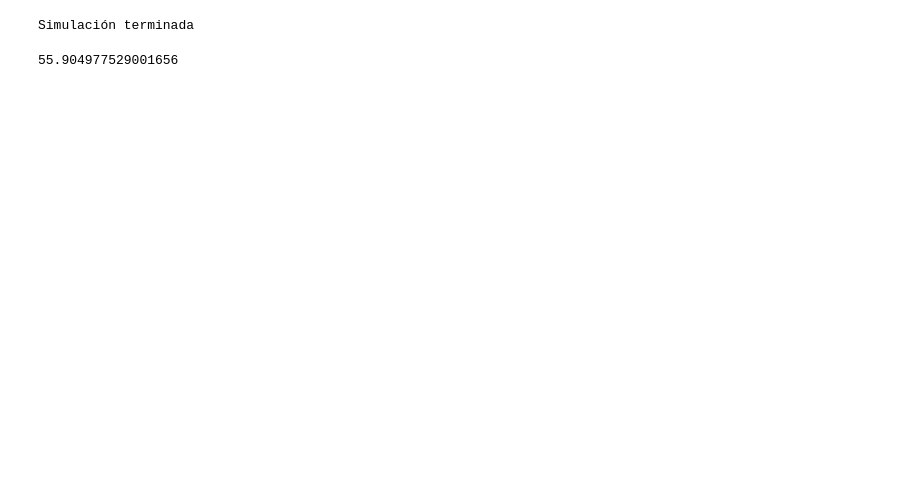
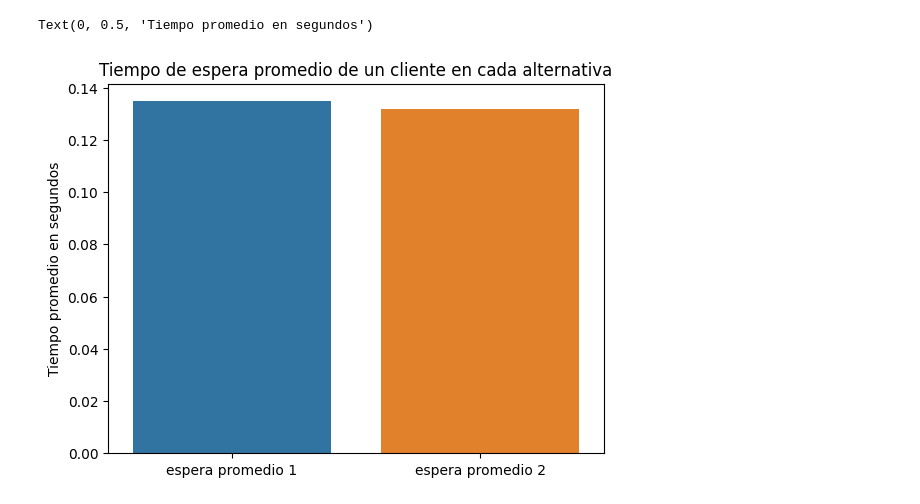
Before and after one commit to ramirogestoso/simulacion-2c-2022, a Jupyter notebook: TP2/tp2_ej3.ipynb, the cells around one changed output. Cells and saved outputs as stored; diff of their text form; code cells hidden in the pictures; blank space fills up the shorter version.

```diff
--- a/TP2/tp2_ej3.ipynb
+++ b/TP2/tp2_ej3.ipynb
@@ -76,6 +0,0 @@ class simulador_servidores:
-# %%
-sim = simulador_servidores()
-np.array(sim.run_alternativa2(100_000)).sum() / 60 / 24
-# %% [output]
-Simulación terminada
-55.904977529001656
@@ -81,0 +55,14 @@ Simulación terminada
+# %%
+simulacion_alternativa1 = llamadas_servicio(100_000, 4, 0.7, 1, 0.7)
+simulacion_alternativa2 = llamadas_servicio(100_000, 4, 0.8)
+# %%
+esperas = [
+    simulacion_alternativa1['espera_total_promedio'],
+    simulacion_alternativa2['espera_total_promedio']
+]
+grf = sns.barplot(x=['espera promedio 1','espera promedio 2'], y=esperas)
+grf.set_title('Tiempo de espera promedio de un cliente en cada alternativa')
+grf.set_ylabel('Tiempo promedio en segundos')
+# %% [output]
+Text(0, 0.5, 'Tiempo promedio en segundos')
+[figure, added]
```
Also changed, not shown: parts of 6 cells of this notebook.
